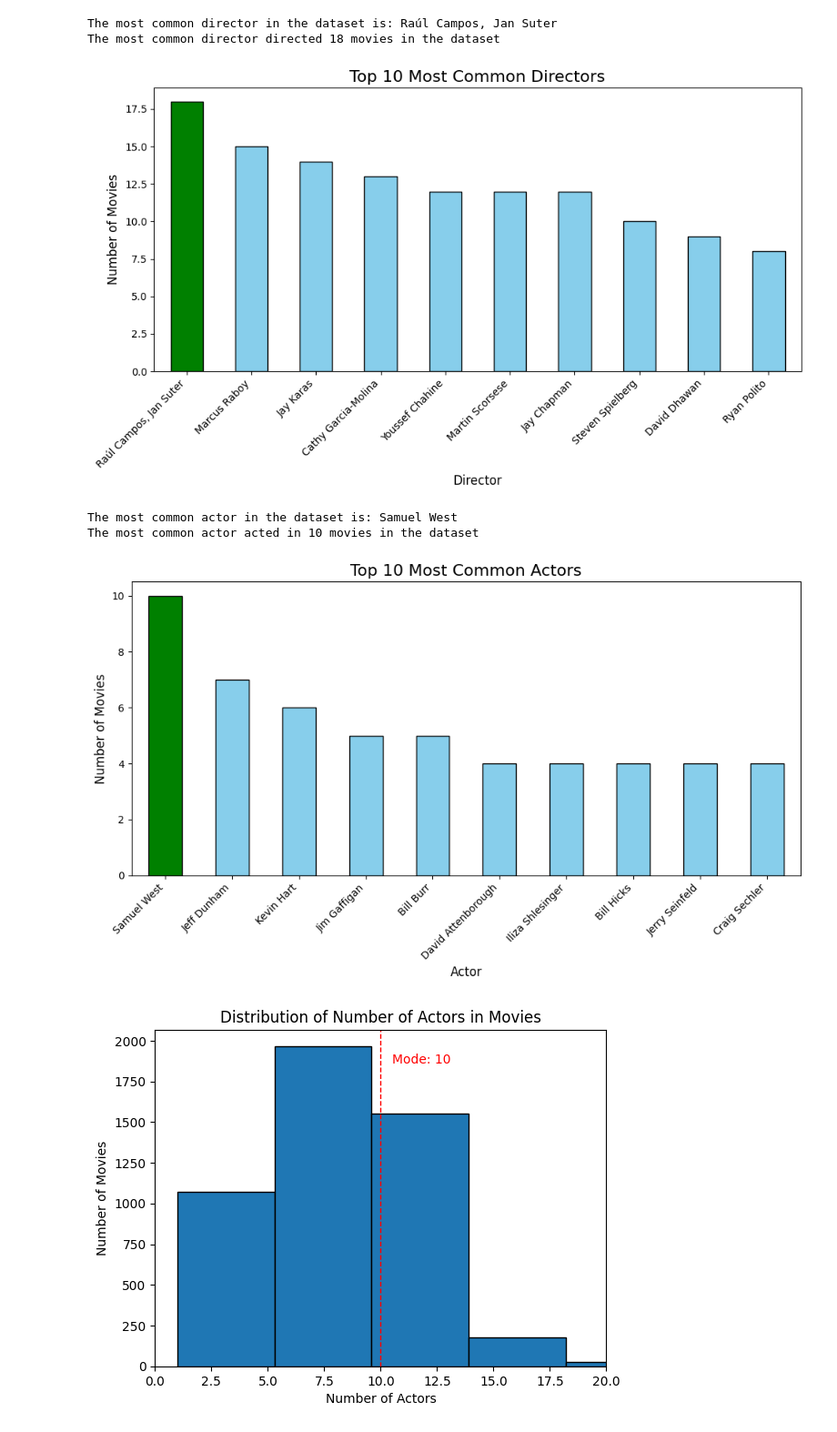
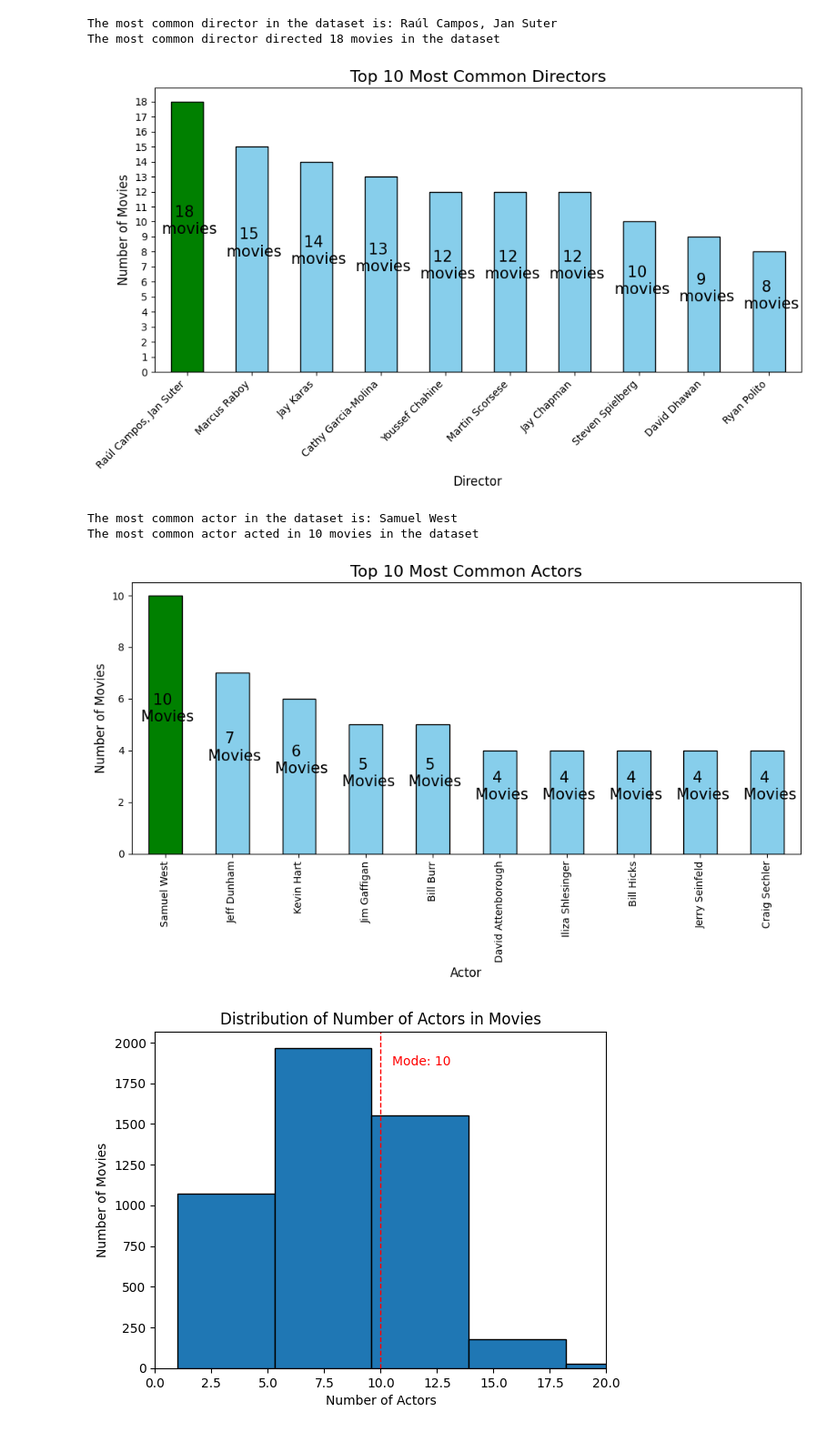
Before and after one commit to oaj1/Netflix, a Jupyter notebook: notebook.ipynb, the cells around one changed output. Shown at 91% size. Drawn from its saved outputs; the diff is of its cells as text; code cells hidden in the pictures.

```diff
--- a/notebook.ipynb
+++ b/notebook.ipynb
@@ -158,8 +158,8 @@ print()
 The most common director in the dataset is: Raúl Campos, Jan Suter
 The most common director directed 18 movies in the dataset
 # %%
-# Import necessary libraries
-import matplotlib.pyplot as plt
+#import matplotlib.pyplot as plt
+import numpy as np
 
 # Count the number of movies directed by each director
 director_counts = netflix_df['director'].value_counts().head(10)  # Top 10 directors
@@ -177,10 +177,15 @@ plt.title('Top 10 Most Common Directors', fontsize=16)
 plt.xlabel('Director', fontsize=12)
 plt.ylabel('Number of Movies', fontsize=12)
 plt.xticks(rotation=45, ha='right')
+# Add text inside each bar
+for index, value in enumerate(director_counts):
+    plt.text(index, value / 2, f"{value} \n movies", ha='center', va='bottom', color='black', fontsize=15)
+#Set y-axis to display only whole numbers
+plt.yticks(np.arange(0, director_counts.max() + 1, 1))  # Adjust range and step as needed
 plt.tight_layout()
 plt.show()
 # %% [output]
-[figure, old version]
+[figure, new version]
 # %%
 #now lets answer the second question
 #find the most common actor in the dataset
@@ -201,27 +206,29 @@ The most common actor acted in 10 movies in the dataset
 # %%
 # Import necessary libraries
 import matplotlib.pyplot as plt
 
 # Count the number of movies directed by each director
 cast_counts = netflix_df['cast'].value_counts().head(10)  # Top 10 directors
 
 # Get the most common director
 most_common_actor = netflix_df['cast'].mode()[0]
 
 # Assign colors: unique color for the most common director, default for others
 colors = ['green' if cast == most_common_actor else 'skyblue' for cast in cast_counts.index]
 
 # Create a bar chart for the top directors
 plt.figure(figsize=(10, 6))
 cast_counts.plot(kind='bar', color=colors, edgecolor='black')
 plt.title('Top 10 Most Common Actors', fontsize=16)
 plt.xlabel('Actor', fontsize=12)
 plt.ylabel('Number of Movies', fontsize=12)
-plt.xticks(rotation=45, ha='right')
+# Add text inside each bar
+for index, value in enumerate(cast_counts):
+    plt.text(index, value / 2, f"{value} \n Movies", ha='center', va='bottom', color='black', fontsize=15)
 plt.tight_layout()
 plt.show()
 # %% [output]
-[figure, old version]
+[figure, new version]
 # %%
 # Calculate the number of actors in each movie
 netflix_df['num_actors'] = netflix_df['cast'].str.split(',').str.len()
```
